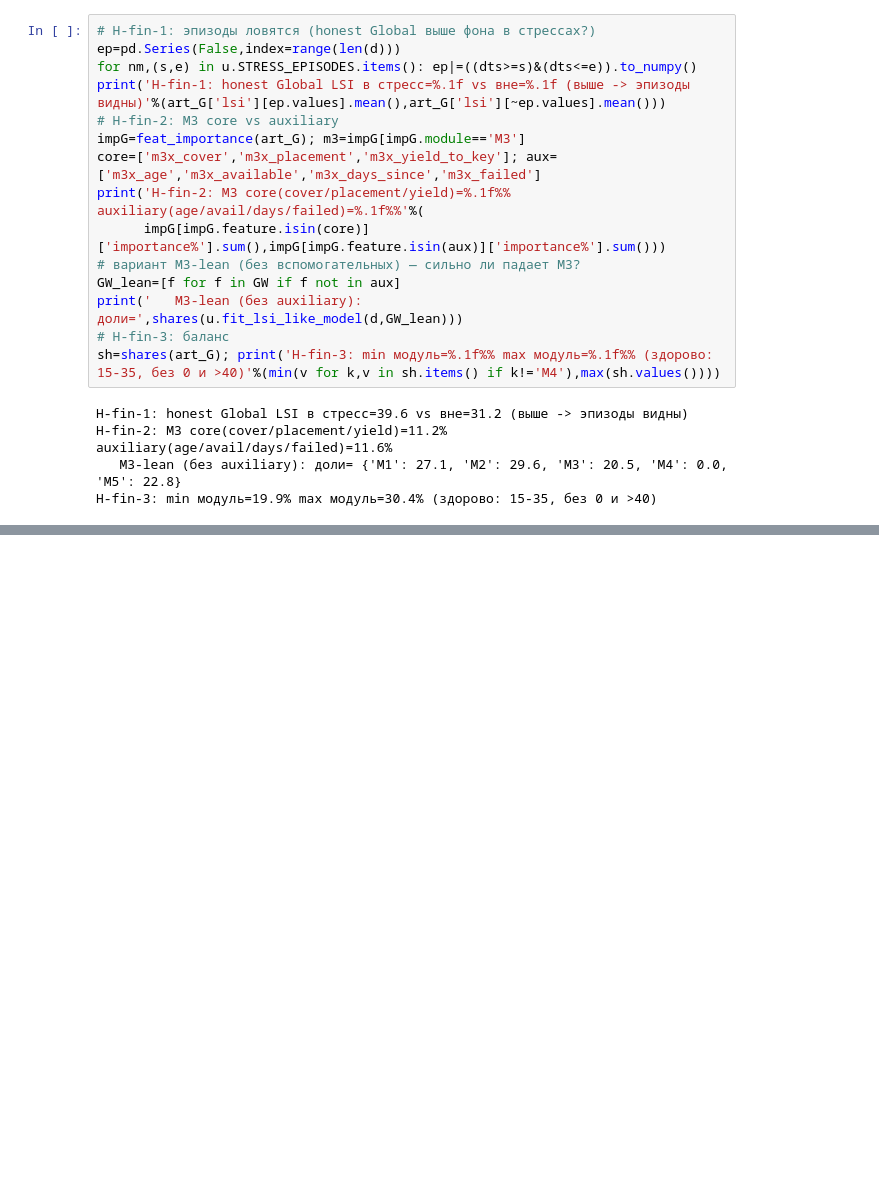
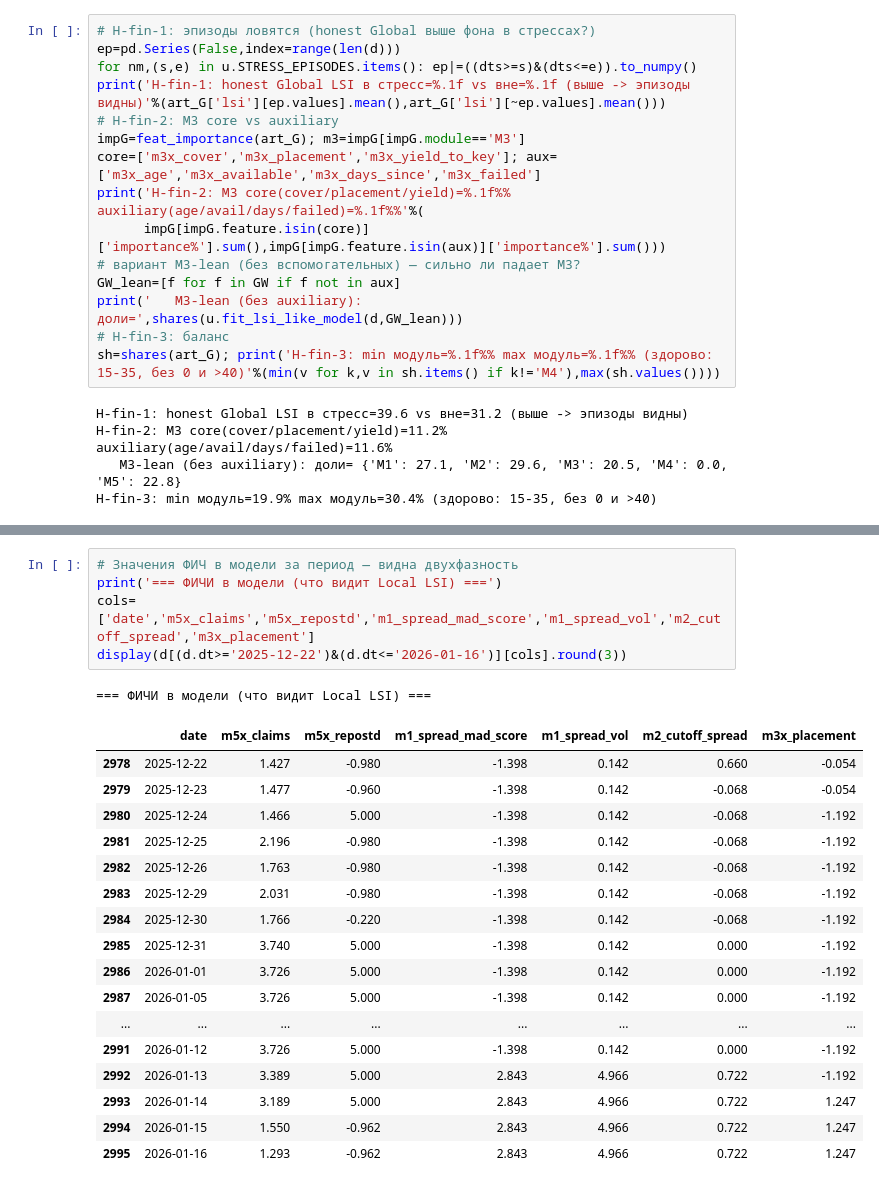
Before and after one commit to Povid1o/MathMode_LiquidityCatchers_RuLiquiditySentinel, a Jupyter notebook: lab/11_combined_honest_lsi.ipynb, the cells around one changed output, grey strips where cells are left out. Cells and saved outputs as stored; diff of their text form; blank space fills up the shorter version.

```diff
--- a/lab/11_combined_honest_lsi.ipynb
+++ b/lab/11_combined_honest_lsi.ipynb
@@ -207,0 +301,24 @@ H-fin-3: min модуль=19.9% max модуль=30.4% (здорово: 15-35,
+# %%
+# Значения ФИЧ в модели за период — видна двухфазность
+print('=== ФИЧИ в модели (что видит Local LSI) ===')
+cols=['date','m5x_claims','m5x_repostd','m1_spread_mad_score','m1_spread_vol','m2_cutoff_spread','m3x_placement']
+display(d[(d.dt>='2025-12-22')&(d.dt<='2026-01-16')][cols].round(3))
+# %% [output]
+=== ФИЧИ в модели (что видит Local LSI) ===
+|  | date | m5x_claims | m5x_repostd | m1_spread_mad_score | m1_spread_vol | m2_cutoff_spread | m3x_placement |
+| 2978 | 2025-12-22 | 1.427 | -0.980 | -1.398 | 0.142 | 0.660 | -0.054 |
+| 2979 | 2025-12-23 | 1.477 | -0.960 | -1.398 | 0.142 | -0.068 | -0.054 |
+| 2980 | 2025-12-24 | 1.466 | 5.000 | -1.398 | 0.142 | -0.068 | -1.192 |
+| 2981 | 2025-12-25 | 2.196 | -0.980 | -1.398 | 0.142 | -0.068 | -1.192 |
+| 2982 | 2025-12-26 | 1.763 | -0.980 | -1.398 | 0.142 | -0.068 | -1.192 |
+| 2983 | 2025-12-29 | 2.031 | -0.980 | -1.398 | 0.142 | -0.068 | -1.192 |
+| 2984 | 2025-12-30 | 1.766 | -0.220 | -1.398 | 0.142 | -0.068 | -1.192 |
+| 2985 | 2025-12-31 | 3.740 | 5.000 | -1.398 | 0.142 | 0.000 | -1.192 |
+| 2986 | 2026-01-01 | 3.726 | 5.000 | -1.398 | 0.142 | 0.000 | -1.192 |
+| 2987 | 2026-01-05 | 3.726 | 5.000 | -1.398 | 0.142 | 0.000 | -1.192 |
+| ... | ... | ... | ... | ... | ... | ... | ... |
+| 2991 | 2026-01-12 | 3.726 | 5.000 | -1.398 | 0.142 | 0.000 | -1.192 |
+| 2992 | 2026-01-13 | 3.389 | 5.000 | 2.843 | 4.966 | 0.722 | -1.192 |
+| 2993 | 2026-01-14 | 3.189 | 5.000 | 2.843 | 4.966 | 0.722 | 1.247 |
+| 2994 | 2026-01-15 | 1.550 | -0.962 | 2.843 | 4.966 | 0.722 | 1.247 |
+| 2995 | 2026-01-16 | 1.293 | -0.962 | 2.843 | 4.966 | 0.722 | 1.247 |
```
Also changed, not shown: parts of 16 cells of this notebook, 2 other files.
